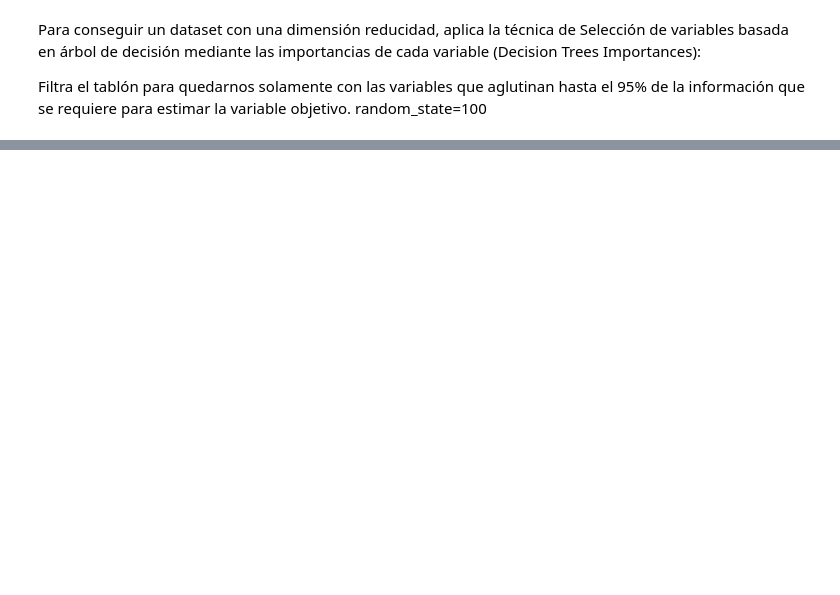
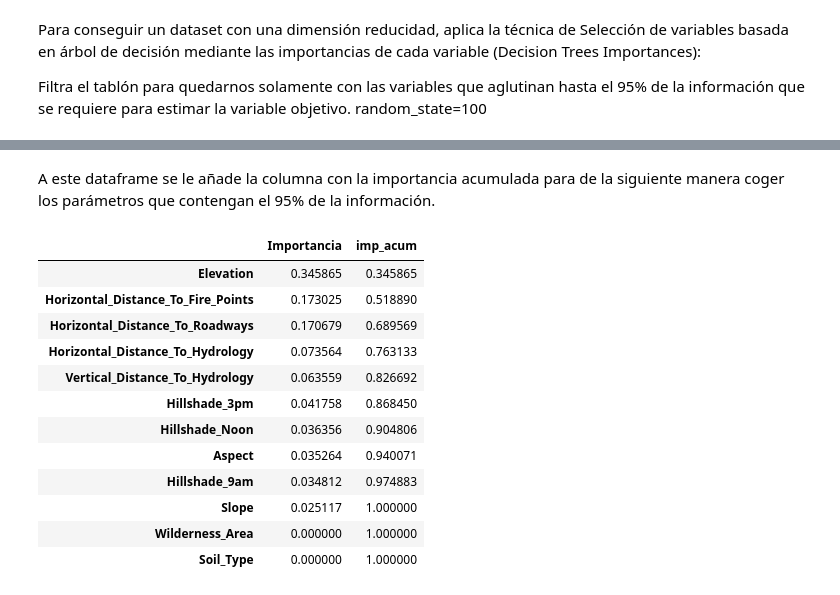
Before and after one commit to mgonzalz/examen_eda, a Jupyter notebook: bosque.ipynb, the cells around one changed output, grey strips where cells are left out. Cells and saved outputs as stored; diff of their text form; code cells hidden in the pictures; blank space fills up the shorter version.

```diff
--- a/bosque.ipynb
+++ b/bosque.ipynb
@@ -91,0 +124,5 @@ Index(['Elevation', 'Aspect', 'Horizontal_Distance_To_Hydrology',
+# %%
+target = 'Cover_Type'
+features = [x for x in df_bosque_f1.columns if x!=target]
+# %%
+arbol = DecisionTreeRegressor(random_state=100)
@@ -91,0 +161,19 @@ Index(['Elevation', 'Aspect', 'Horizontal_Distance_To_Hydrology',
+# %% [markdown]
+A este dataframe se le añade la columna con la importancia acumulada para de la siguiente manera coger los parámetros que contengan el 95% de la información.
+# %%
+df_importancia["imp_acum"] = df_importancia["Importancia"].cumsum()
+df_importancia
+# %% [output]
+|  | Importancia | imp_acum |
+| Elevation | 0.345865 | 0.345865 |
+| Horizontal_Distance_To_Fire_Points | 0.173025 | 0.518890 |
+| Horizontal_Distance_To_Roadways | 0.170679 | 0.689569 |
+| Horizontal_Distance_To_Hydrology | 0.073564 | 0.763133 |
+| Vertical_Distance_To_Hydrology | 0.063559 | 0.826692 |
+| Hillshade_3pm | 0.041758 | 0.868450 |
+| Hillshade_Noon | 0.036356 | 0.904806 |
+| Aspect | 0.035264 | 0.940071 |
+| Hillshade_9am | 0.034812 | 0.974883 |
+| Slope | 0.025117 | 1.000000 |
+| Wilderness_Area | 0.000000 | 1.000000 |
+| Soil_Type | 0.000000 | 1.000000 |
```
Also changed, not shown: parts of 26 cells of this notebook.
